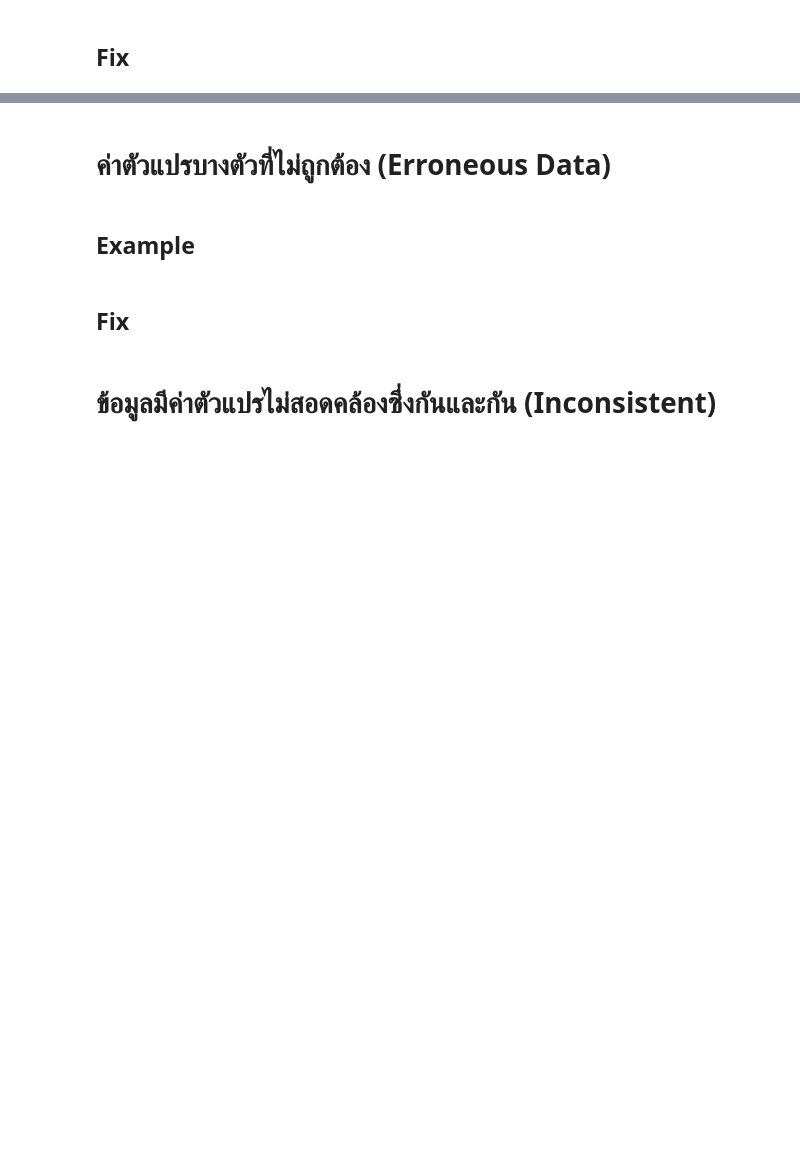
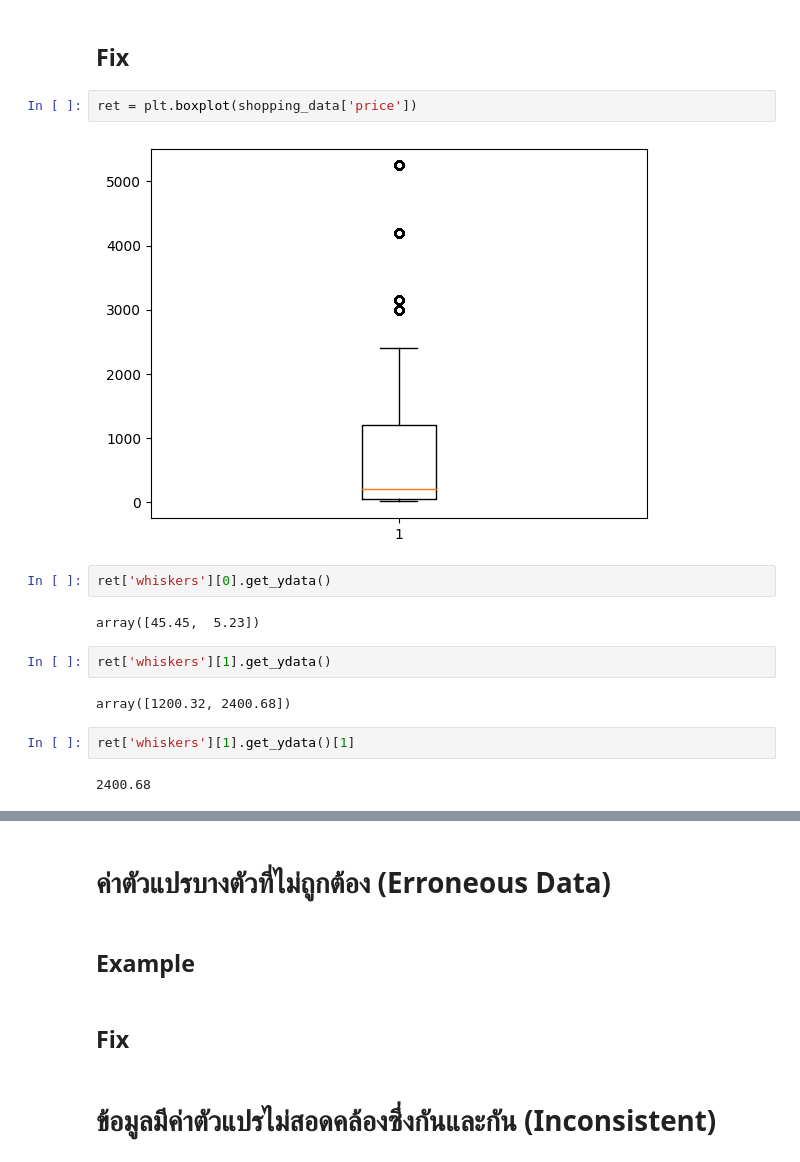
Before and after one commit to kwansawanth/BSC_DPDM23, a Jupyter notebook: Data_Preprocessing.ipynb, the cells around one changed output, grey strips where cells are left out. Saved outputs shown, nothing was run; the diff lists cells and outputs as text; blank space fills up the shorter version.

```diff
--- a/Data_Preprocessing.ipynb
+++ b/Data_Preprocessing.ipynb
@@ -282,2 +334,18 @@ new_shopping_data[new_shopping_data['shopping_mall']=='Metrocity']['price'].mean
 # %% [markdown]
 ## Fix
+# %%
+ret = plt.boxplot(shopping_data['price'])
+# %% [output]
+[figure, added]
+# %%
+ret['whiskers'][0].get_ydata()
+# %% [output]
+array([45.45,  5.23])
+# %%
+ret['whiskers'][1].get_ydata()
+# %% [output]
+array([1200.32, 2400.68])
+# %%
+ret['whiskers'][1].get_ydata()[1]
+# %% [output]
+2400.68
```
Also changed, not shown: parts of 58 cells of this notebook.
